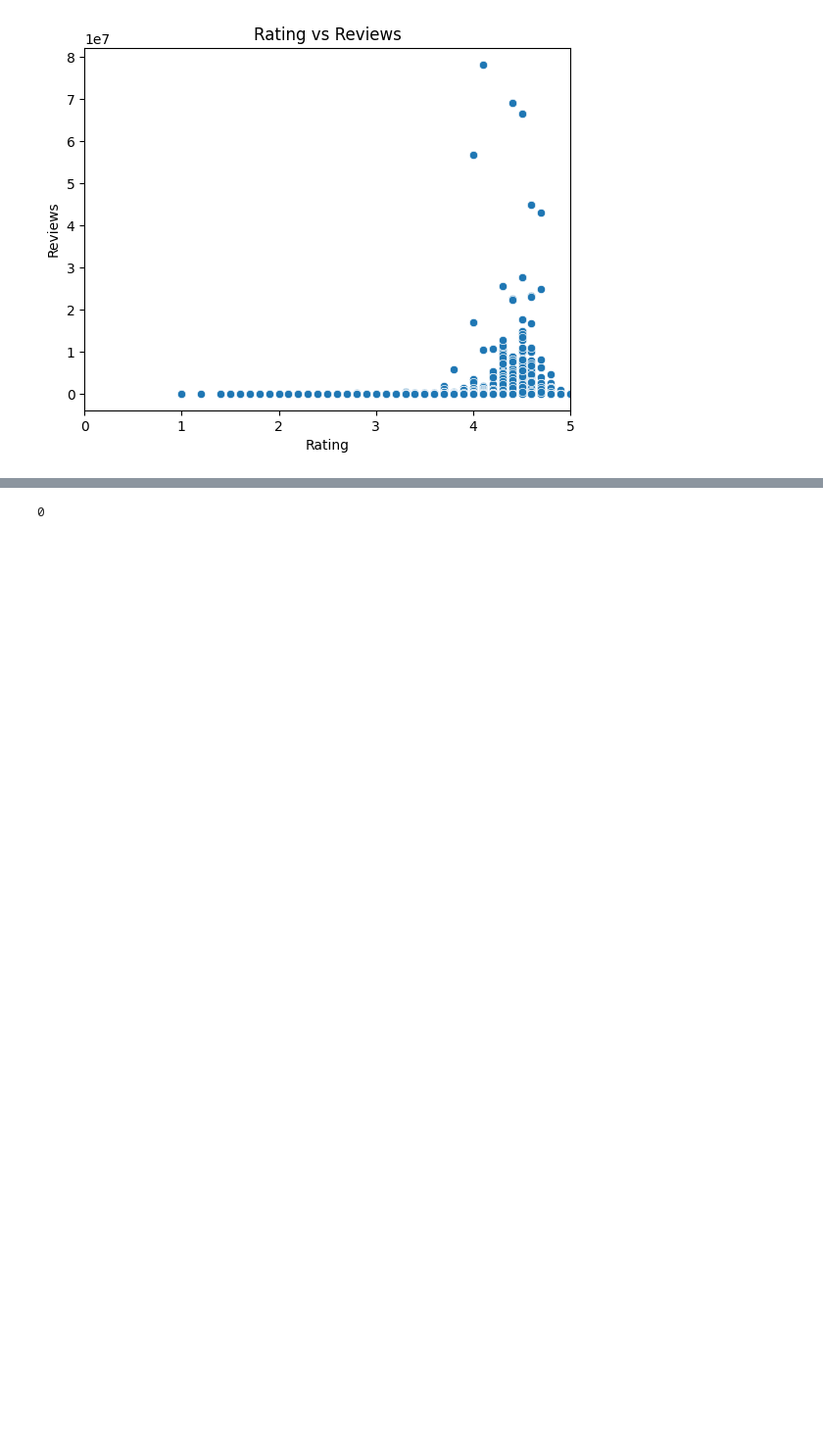
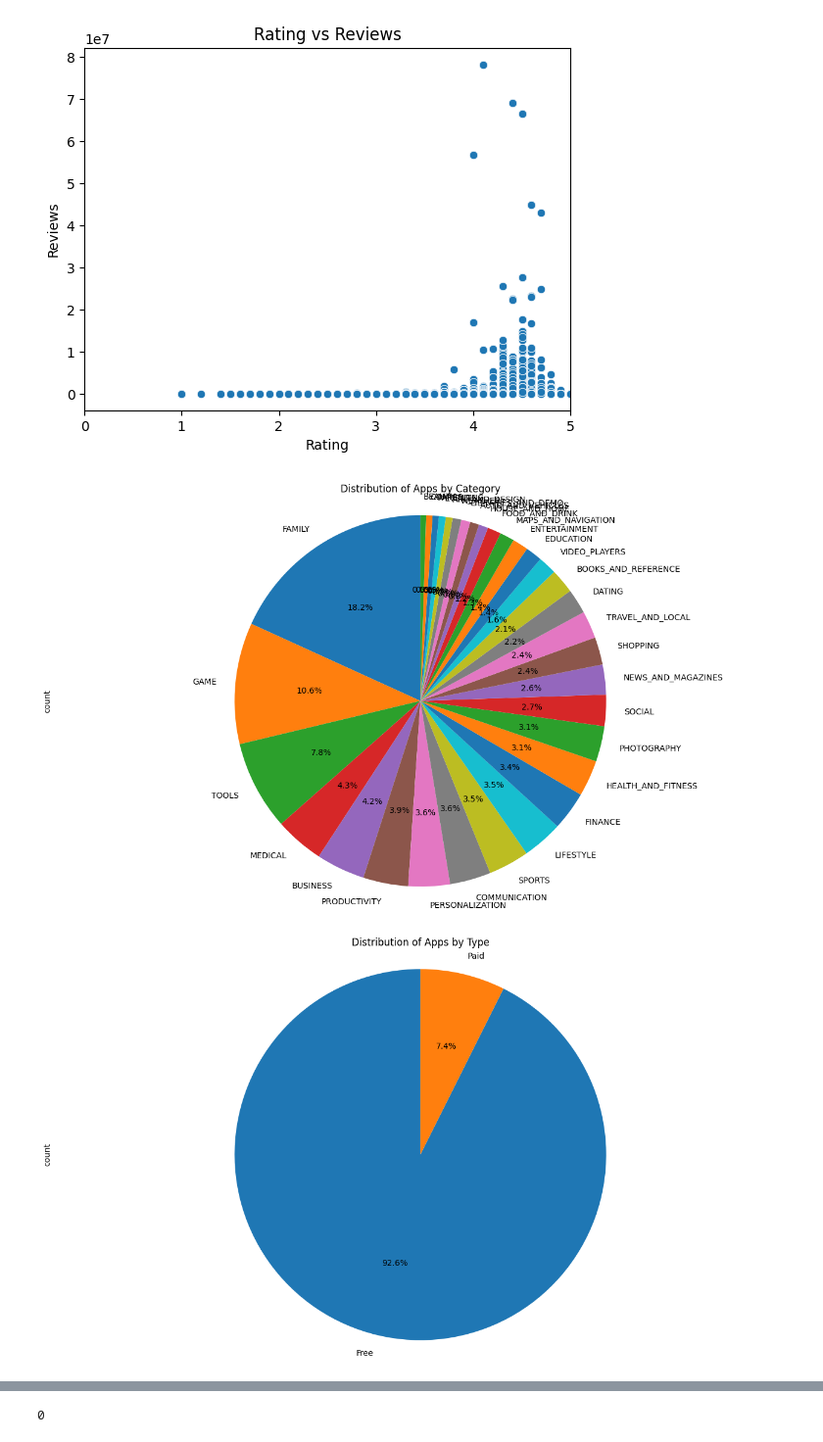
Before and after one commit to TruongGiaBao299/Machine-Learning-Final-Project, a Jupyter notebook: src/Final.ipynb, the cells around one changed output, grey strips where cells are left out. Shown at 98% size. Cells and saved outputs as stored; diff of their text form; code cells hidden in the pictures; blank space fills up the shorter version.

```diff
--- a/src/Final.ipynb
+++ b/src/Final.ipynb
@@ -166,15 +158,18 @@ plt.show()
 # %% [output]
 [figure]
 # %%
-# # Loop through columns
-# for col in data.columns:
-#     if data[col].dtype != 'object':
-#         continue  # Skip non-categorical columns
+# Loop through columns
+for col in data.columns:
+    if data[col].dtype != 'object':
+        continue  # Skip non-categorical columns
 
-#     # Create subplots
-#     fig, ax = plt.subplots(figsize=(16,9))
+    # Create subplots
+    fig, ax = plt.subplots(figsize=(16,9))
 
-#     data[col].value_counts().plot.pie(autopct='%1.1f%%', startangle=90, ax=ax)
-#     ax.set_title(f'Distribution of Apps by {col}')
-#     ax.axis('equal')  # Equal aspect ratio ensures that pie is drawn as a circle.
-# plt.show()
+    data[col].value_counts().plot.pie(autopct='%1.1f%%', startangle=90, ax=ax)
+    ax.set_title(f'Distribution of Apps by {col}')
+    ax.axis('equal')  # Equal aspect ratio ensures that pie is drawn as a circle.
+plt.show()
+# %% [output]
+[figure, added]
+[figure, added]
```
Also changed, not shown: parts of 22 cells of this notebook, 1 other file.
